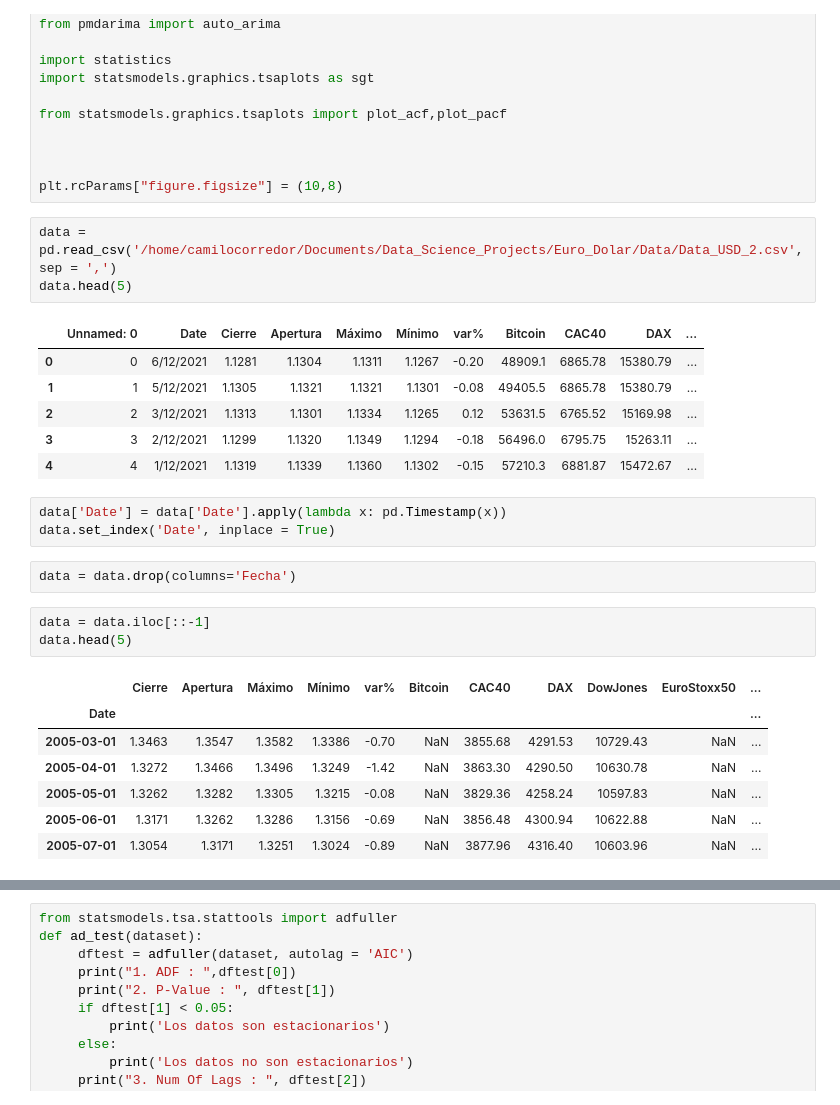
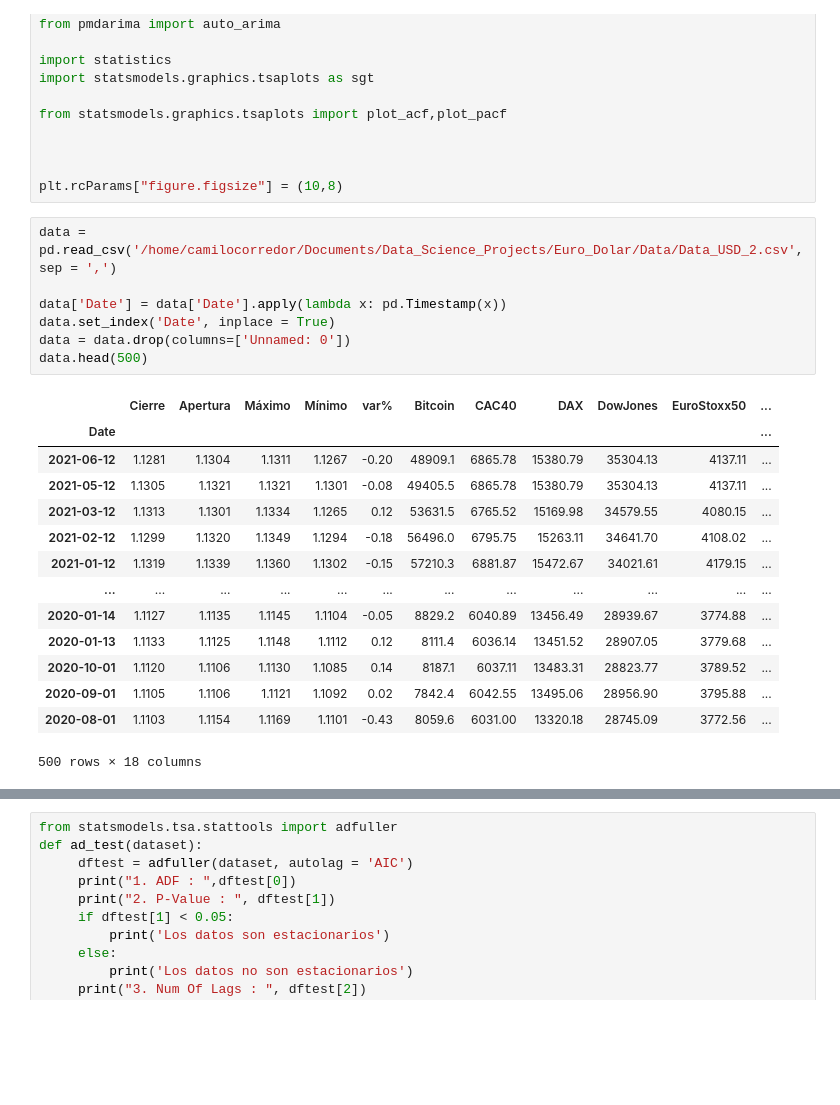
Before and after one commit to camilomoz299/Euro_Dolar_DP, a Jupyter notebook: ARIMA_Model.ipynb, the cells around one changed output, grey strips where cells are left out. Drawn from its saved outputs; the diff is of its cells as text; blank space fills up the shorter version.

```diff
--- a/ARIMA_Model.ipynb
+++ b/ARIMA_Model.ipynb
@@ -36,27 +36,23 @@ from statsmodels.graphics.tsaplots import plot_acf,plot_pacf
 plt.rcParams["figure.figsize"] = (10,8)
 # %%
 data = pd.read_csv('/home/camilocorredor/Documents/Data_Science_Projects/Euro_Dolar/Data/Data_USD_2.csv', sep = ',')
-data.head(5)
+
+data['Date'] = data['Date'].apply(lambda x: pd.Timestamp(x))
+data.set_index('Date', inplace = True)
+data = data.drop(columns=['Unnamed: 0'])
+data.head(500)
 # %% [output]
-|  | Unnamed: 0 | Date | Cierre | Apertura | Máximo | Mínimo | var% | Bitcoin | CAC40 | DAX | ... |
-| 0 | 0 | 6/12/2021 | 1.1281 | 1.1304 | 1.1311 | 1.1267 | -0.20 | 48909.1 | 6865.78 | 15380.79 | ... |
-| 1 | 1 | 5/12/2021 | 1.1305 | 1.1321 | 1.1321 | 1.1301 | -0.08 | 49405.5 | 6865.78 | 15380.79 | ... |
-| 2 | 2 | 3/12/2021 | 1.1313 | 1.1301 | 1.1334 | 1.1265 | 0.12 | 53631.5 | 6765.52 | 15169.98 | ... |
-| 3 | 3 | 2/12/2021 | 1.1299 | 1.1320 | 1.1349 | 1.1294 | -0.18 | 56496.0 | 6795.75 | 15263.11 | ... |
-| 4 | 4 | 1/12/2021 | 1.1319 | 1.1339 | 1.1360 | 1.1302 | -0.15 | 57210.3 | 6881.87 | 15472.67 | ... |
+|  | Cierre | Apertura | Máximo | Mínimo | var% | Bitcoin | CAC40 | DAX | DowJones | EuroStoxx50 | ... |
+| Date |  |  |  |  |  |  |  |  |  |  | ... |
+| 2021-06-12 | 1.1281 | 1.1304 | 1.1311 | 1.1267 | -0.20 | 48909.1 | 6865.78 | 15380.79 | 35304.13 | 4137.11 | ... |
+| 2021-05-12 | 1.1305 | 1.1321 | 1.1321 | 1.1301 | -0.08 | 49405.5 | 6865.78 | 15380.79 | 35304.13 | 4137.11 | ... |
+| 2021-03-12 | 1.1313 | 1.1301 | 1.1334 | 1.1265 | 0.12 | 53631.5 | 6765.52 | 15169.98 | 34579.55 | 4080.15 | ... |
+| 2021-02-12 | 1.1299 | 1.1320 | 1.1349 | 1.1294 | -0.18 | 56496.0 | 6795.75 | 15263.11 | 34641.70 | 4108.02 | ... |
+| 2021-01-12 | 1.1319 | 1.1339 | 1.1360 | 1.1302 | -0.15 | 57210.3 | 6881.87 | 15472.67 | 34021.61 | 4179.15 | ... |
+| ... | ... | ... | ... | ... | ... | ... | ... | ... | ... | ... | ... |
+| 2020-01-14 | 1.1127 | 1.1135 | 1.1145 | 1.1104 | -0.05 | 8829.2 | 6040.89 | 13456.49 | 28939.67 | 3774.88 | ... |
+| 2020-01-13 | 1.1133 | 1.1125 | 1.1148 | 1.1112 | 0.12 | 8111.4 | 6036.14 | 13451.52 | 28907.05 | 3779.68 | ... |
+| 2020-10-01 | 1.1120 | 1.1106 | 1.1130 | 1.1085 | 0.14 | 8187.1 | 6037.11 | 13483.31 | 28823.77 | 3789.52 | ... |
+| 2020-09-01 | 1.1105 | 1.1106 | 1.1121 | 1.1092 | 0.02 | 7842.4 | 6042.55 | 13495.06 | 28956.90 | 3795.88 | ... |
+| 2020-08-01 | 1.1103 | 1.1154 | 1.1169 | 1.1101 | -0.43 | 8059.6 | 6031.00 | 13320.18 | 28745.09 | 3772.56 | ... |
+500 rows × 18 columns
-# %%
-data['Date'] = data['Date'].apply(lambda x: pd.Timestamp(x))
-data.set_index('Date', inplace = True)
-# %%
-data = data.drop(columns='Fecha')
-# %%
-data = data.iloc[::-1]
-data.head(5)
-# %% [output]
-|  | Cierre | Apertura | Máximo | Mínimo | var% | Bitcoin | CAC40 | DAX | DowJones | EuroStoxx50 | ... |
-| Date |  |  |  |  |  |  |  |  |  |  | ... |
-| 2005-03-01 | 1.3463 | 1.3547 | 1.3582 | 1.3386 | -0.70 | NaN | 3855.68 | 4291.53 | 10729.43 | NaN | ... |
-| 2005-04-01 | 1.3272 | 1.3466 | 1.3496 | 1.3249 | -1.42 | NaN | 3863.30 | 4290.50 | 10630.78 | NaN | ... |
-| 2005-05-01 | 1.3262 | 1.3282 | 1.3305 | 1.3215 | -0.08 | NaN | 3829.36 | 4258.24 | 10597.83 | NaN | ... |
-| 2005-06-01 | 1.3171 | 1.3262 | 1.3286 | 1.3156 | -0.69 | NaN | 3856.48 | 4300.94 | 10622.88 | NaN | ... |
-| 2005-07-01 | 1.3054 | 1.3171 | 1.3251 | 1.3024 | -0.89 | NaN | 3877.96 | 4316.40 | 10603.96 | NaN | ... |
```
Also changed, not shown: parts of 25 cells of this notebook.
